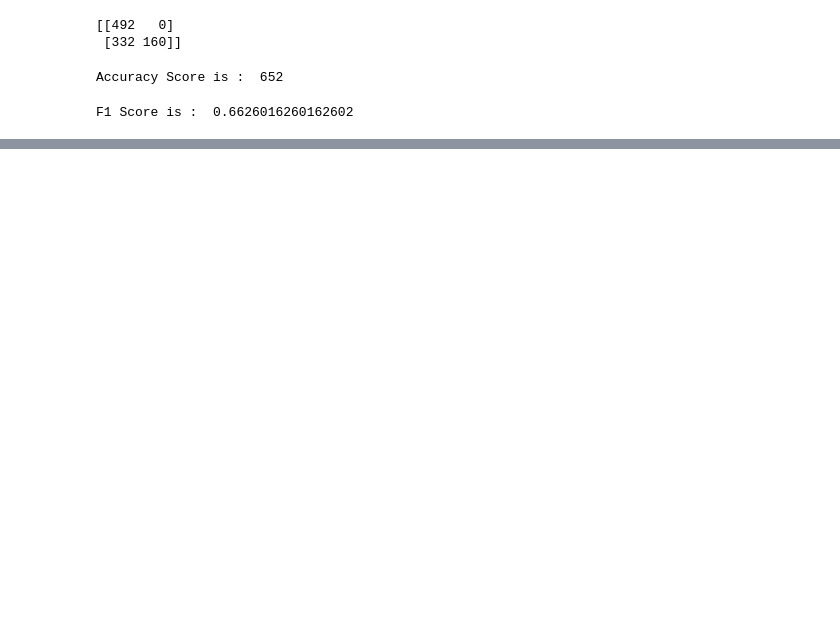
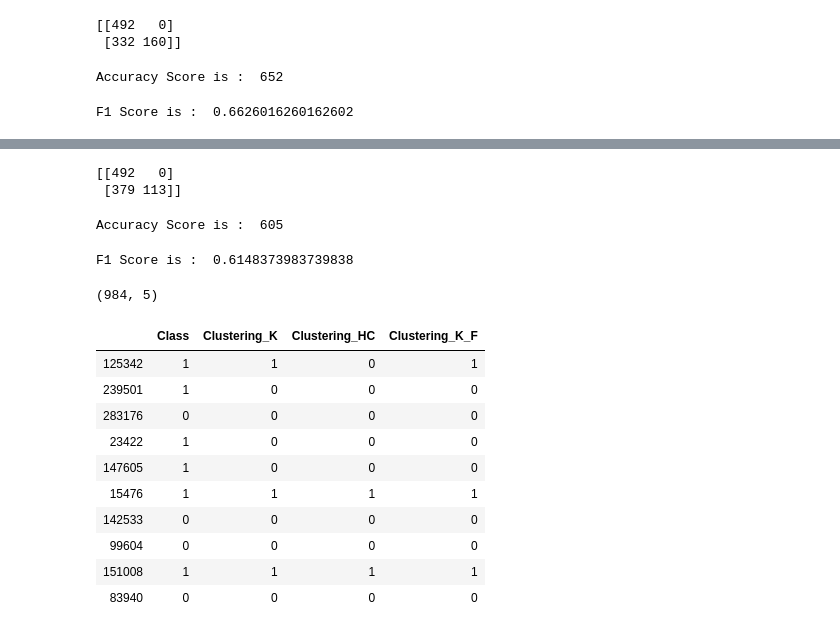
Before and after one commit to kareem-desouky22/Fraud_clustering_clf, a Jupyter notebook: Fraud clustering.ipynb, the cells around one changed output, grey strips where cells are left out. Drawn from its saved outputs; the diff is of its cells as text; code cells hidden in the pictures; blank space fills up the shorter version.

```diff
--- a/Fraud clustering.ipynb
+++ b/Fraud clustering.ipynb
@@ -120,14 +115,14 @@ print (CM)
  [332 160]]
 # %%
 from sklearn.metrics import accuracy_score
-AccScore = accuracy_score(y.Class, y.clustering, normalize=False)
+AccScore_K = accuracy_score(y.Class, y.Clustering_K, normalize=False)
 
-print('Accuracy Score is : ', AccScore)
+print('Accuracy Score is : ', AccScore_K)
 # %% [output]
 Accuracy Score is :  652
 # %%
 from sklearn.metrics import f1_score
-F1Score = f1_score(y.Class, y.clustering, average='micro')
-print('F1 Score is : ', F1Score)
+F1Score_K = f1_score(y.Class, y.Clustering_K, average='micro')
+print('F1 Score is : ', F1Score_K)
 # %% [output]
 F1 Score is :  0.6626016260162602
@@ -137,0 +155,45 @@ F1 Score is :  0.6626016260162602
+# %%
+from sklearn.metrics import confusion_matrix
+CM_hc = confusion_matrix(y.Class, y.Clustering_HC)
+print (CM_hc)
+# %% [output]
+[[492   0]
+ [379 113]]
+# %%
+from sklearn.metrics import accuracy_score
+AccScore_hc = accuracy_score(y.Class, y.Clustering_HC, normalize=False)
+
+print('Accuracy Score is : ', AccScore_hc)
+# %% [output]
+Accuracy Score is :  605
+# %%
+from sklearn.metrics import f1_score
+F1Score_hc = f1_score(y.Class, y.Clustering_HC, average='micro')
+print('F1 Score is : ', F1Score_hc)
+# %% [output]
+F1 Score is :  0.6148373983739838
+# %%
+# Feature Selection Using GenericUnivariateSelect
+from sklearn.feature_selection import GenericUnivariateSelect , f_classif
+feature_gen = GenericUnivariateSelect(score_func= f_classif ,mode = "k_best", param = 5)
+x_gen = feature_gen.fit_transform (x,y["Class"])
+x_gen.shape
+# %% [output]
+(984, 5)
+# %%
+kmeans_predictions2 = kmeans.fit_predict (x_gen)
+Clustering_K_F = list(kmeans.labels_)
+y ["Clustering_K_F"] = Clustering_K_F
+y.head(10)
+# %% [output]
+|  | Class | Clustering_K | Clustering_HC | Clustering_K_F |
+| 125342 | 1 | 1 | 0 | 1 |
+| 239501 | 1 | 0 | 0 | 0 |
+| 283176 | 0 | 0 | 0 | 0 |
+| 23422 | 1 | 0 | 0 | 0 |
+| 147605 | 1 | 0 | 0 | 0 |
+| 15476 | 1 | 1 | 1 | 1 |
+| 142533 | 0 | 0 | 0 | 0 |
+| 99604 | 0 | 0 | 0 | 0 |
+| 151008 | 1 | 1 | 1 | 1 |
+| 83940 | 0 | 0 | 0 | 0 |
```
Also changed, not shown: parts of 17 cells of this notebook.
